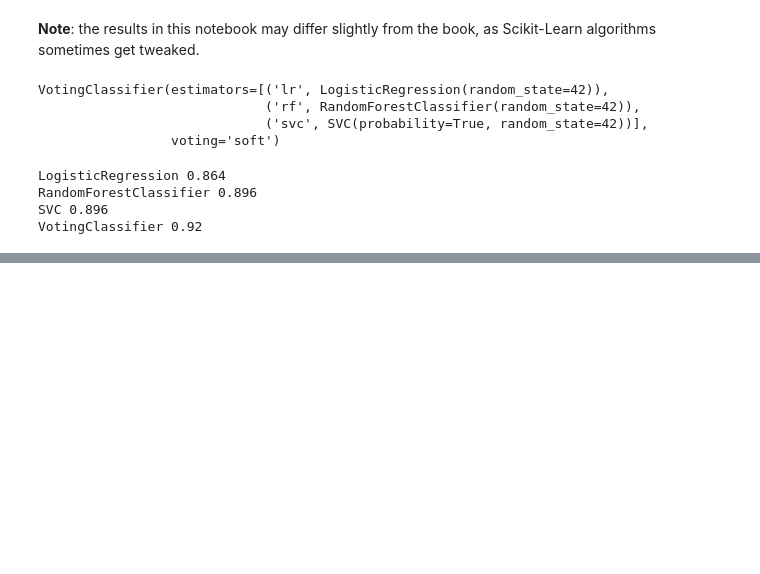
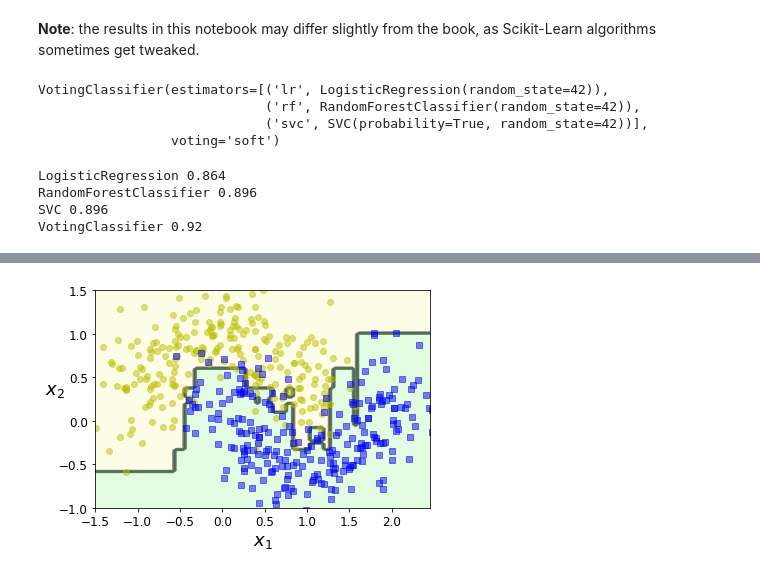
Before and after one commit to Vuean/Hands-On-ML, a Jupyter notebook: Chapter7/07_ensemble_learning_and_random_forests.ipynb, the cells around one changed output, grey strips where cells are left out. Cells and saved outputs as stored; diff of their text form; code cells hidden in the pictures; blank space fills up the shorter version.

```diff
--- a/Chapter7/07_ensemble_learning_and_random_forests.ipynb
+++ b/Chapter7/07_ensemble_learning_and_random_forests.ipynb
@@ -131,0 +320,4 @@ VotingClassifier 0.92
+# %%
+plot_decision_boundary(ada_clf, X, y)
+# %% [output]
+[figure, added]
```
Also changed, not shown: parts of 27 cells of this notebook, 13 other files.
